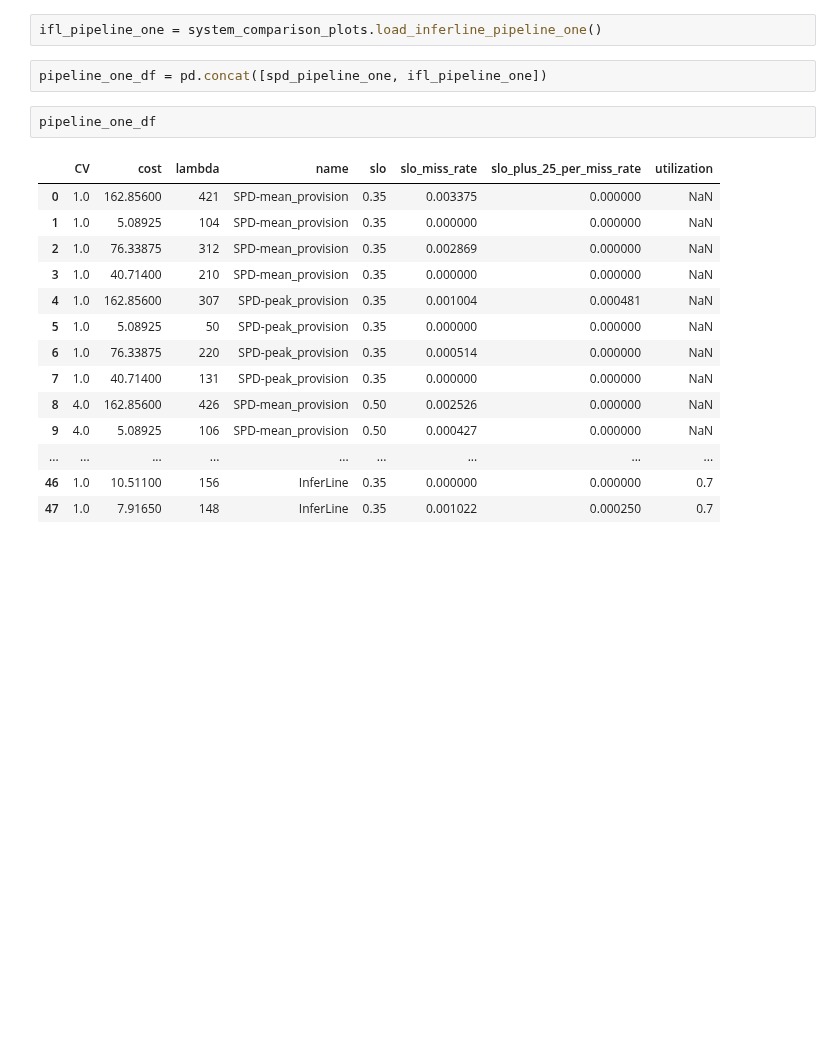
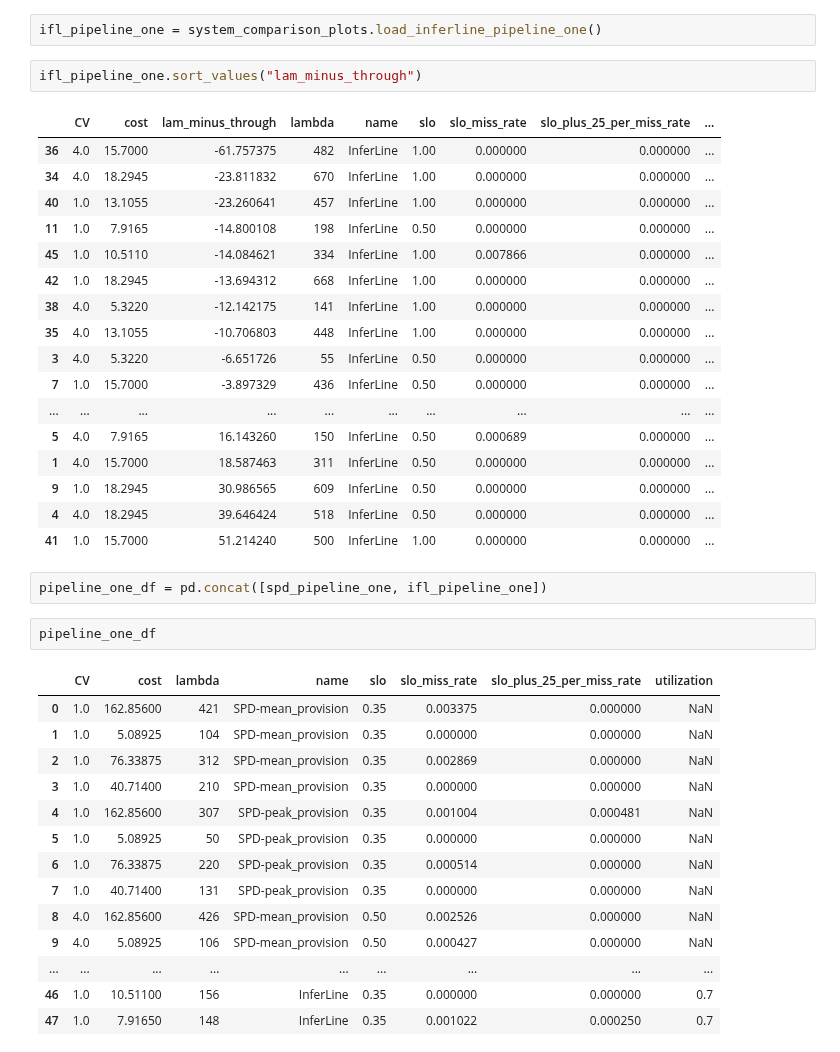
Before and after one commit to dcrankshaw/plots-model-comp-paper, a Jupyter notebook: plotting/system_comparison_plots_scratch.ipynb, the cells around one changed output. Cells and saved outputs as stored; diff of their text form; blank space fills up the shorter version.

```diff
--- a/plotting/system_comparison_plots_scratch.ipynb
+++ b/plotting/system_comparison_plots_scratch.ipynb
@@ -19,5 +41,25 @@ spd_pipeline_one = system_comparison_plots.load_spd_pipeline_one()
 # %%
 ifl_pipeline_one = system_comparison_plots.load_inferline_pipeline_one()
+# %%
+ifl_pipeline_one.sort_values("lam_minus_through")
+# %% [output]
+|  | CV | cost | lam_minus_through | lambda | name | slo | slo_miss_rate | slo_plus_25_per_miss_rate | ... |
+| 36 | 4.0 | 15.7000 | -61.757375 | 482 | InferLine | 1.00 | 0.000000 | 0.000000 | ... |
+| 34 | 4.0 | 18.2945 | -23.811832 | 670 | InferLine | 1.00 | 0.000000 | 0.000000 | ... |
+| 40 | 1.0 | 13.1055 | -23.260641 | 457 | InferLine | 1.00 | 0.000000 | 0.000000 | ... |
+| 11 | 1.0 | 7.9165 | -14.800108 | 198 | InferLine | 0.50 | 0.000000 | 0.000000 | ... |
+| 45 | 1.0 | 10.5110 | -14.084621 | 334 | InferLine | 1.00 | 0.007866 | 0.000000 | ... |
+| 42 | 1.0 | 18.2945 | -13.694312 | 668 | InferLine | 1.00 | 0.000000 | 0.000000 | ... |
+| 38 | 4.0 | 5.3220 | -12.142175 | 141 | InferLine | 1.00 | 0.000000 | 0.000000 | ... |
+| 35 | 4.0 | 13.1055 | -10.706803 | 448 | InferLine | 1.00 | 0.000000 | 0.000000 | ... |
+| 3 | 4.0 | 5.3220 | -6.651726 | 55 | InferLine | 0.50 | 0.000000 | 0.000000 | ... |
+| 7 | 1.0 | 15.7000 | -3.897329 | 436 | InferLine | 0.50 | 0.000000 | 0.000000 | ... |
+| ... | ... | ... | ... | ... | ... | ... | ... | ... | ... |
+| 5 | 4.0 | 7.9165 | 16.143260 | 150 | InferLine | 0.50 | 0.000689 | 0.000000 | ... |
+| 1 | 4.0 | 15.7000 | 18.587463 | 311 | InferLine | 0.50 | 0.000000 | 0.000000 | ... |
+| 9 | 1.0 | 18.2945 | 30.986565 | 609 | InferLine | 0.50 | 0.000000 | 0.000000 | ... |
+| 4 | 4.0 | 18.2945 | 39.646424 | 518 | InferLine | 0.50 | 0.000000 | 0.000000 | ... |
+| 41 | 1.0 | 15.7000 | 51.214240 | 500 | InferLine | 1.00 | 0.000000 | 0.000000 | ... |
 # %%
 pipeline_one_df = pd.concat([spd_pipeline_one, ifl_pipeline_one])
 # %%
```
Also changed, not shown: parts of 3 cells of this notebook, 6 other files.
